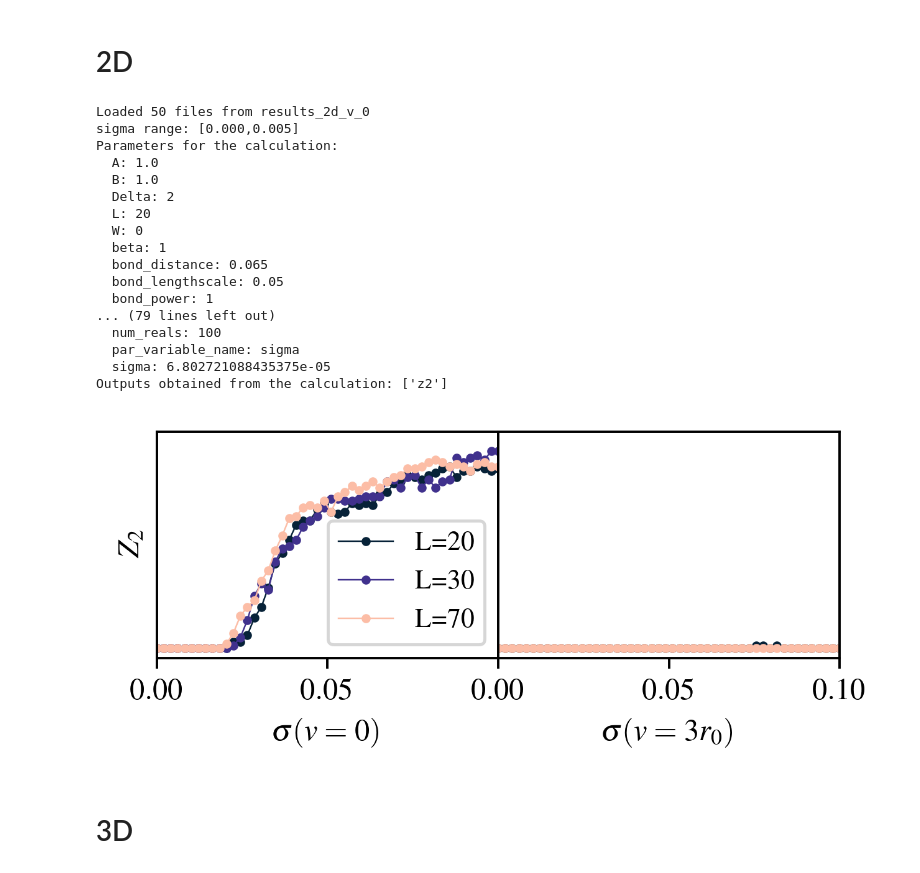
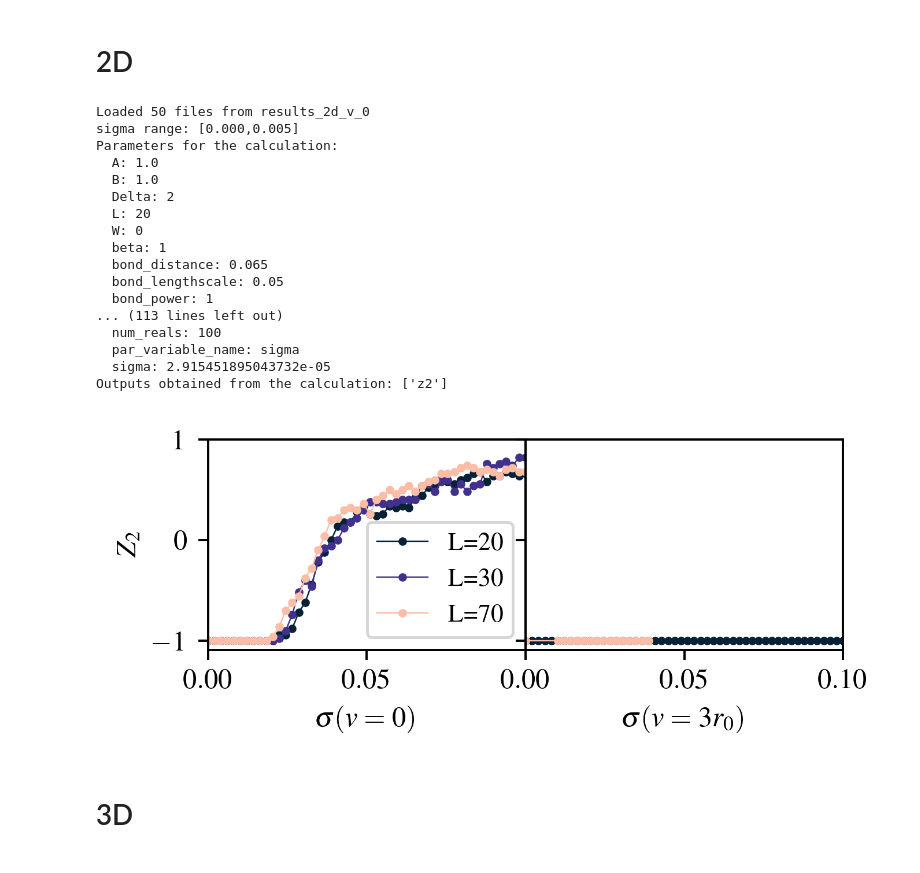
Before and after one commit to lauragoms/TAI-localizer, a Jupyter notebook: cluster_code/result_clusters.ipynb, the cells around one changed output. Drawn from its saved outputs; the diff is of its cells as text; code cells hidden in the pictures.

```diff
--- a/cluster_code/result_clusters.ipynb
+++ b/cluster_code/result_clusters.ipynb
@@ -31,7 +31,7 @@ for L_val in L1:
     )
 kappa_shift = '3r0'
 output_v3 = {}
-L = [20, 30]
+L = [30, 70]
 for L_val in L:
     output_v3[L_val] = load_cluster_results(
         f'results_{D}d_v_{kappa_shift}',
@@ -50,10 +50,10 @@ Parameters for the calculation:
   bond_distance: 0.065
   bond_lengthscale: 0.05
   bond_power: 1
-... (79 lines left out)
+... (113 lines left out)
   num_reals: 100
   par_variable_name: sigma
-  sigma: 6.802721088435375e-05
+  sigma: 2.915451895043732e-05
 Outputs obtained from the calculation: ['z2']
 # %%
 z2_v0 = {L_val: [np.mean(elem) for elem in output_v0[L_val]['z2']] for L_val in L1}
@@ -75,33 +77,33 @@ for L_val in L1:
         output_v0[L_val]['sigma_values']*L_val,
         z2_v0[L_val],
         label=f'L={L_val}',
         marker='o', markersize=2, linewidth=.5,
         color=cmap((L_val - min(L1)) / (max(L1) - min(L1))),
         rasterized=True,
         )
 for L_val in L:
     ax[1].plot(
         output_v3[L_val]['sigma_values']*L_val,
         z2_v3[L_val],
         label=f'L={L_val}',
         marker='o', markersize=2, linewidth=.5,
         color=cmap((L_val - min(L)) / (max(L) - min(L))),
         rasterized=True,
         ) # {L_val**D} sites',
 
 ax[0].set_ylabel(r'$Z_2$')
 ax[0].set_xlabel(r'$\sigma (v=0)$')
 ax[1].set_xlabel(r'$\sigma (v=3r_0)$')
 # ax[1].set_ylabel(r'$Z_2$')
 ax[0].legend(fontsize=9)
 ax[0].set_yticks([-1, 0, 1])
-ax[1].set_yticks([])
+# ax[1].set_ytick([])
 ax[0].set_xlim(0, 0.1)
 ax[0].set_xticks([0, 0.05])
 ax[1].set_xlim(0, 0.1)
 ax[1].set_xticks([0, 0.05, 0.1])
 # subplot adjusts:
 fig.subplots_adjust(wspace=0.)
 # %% [output]
-[figure, old version]
+[figure, new version]
 # %%
```
Also changed, not shown: parts of 4 cells of this notebook, 37 other files.
